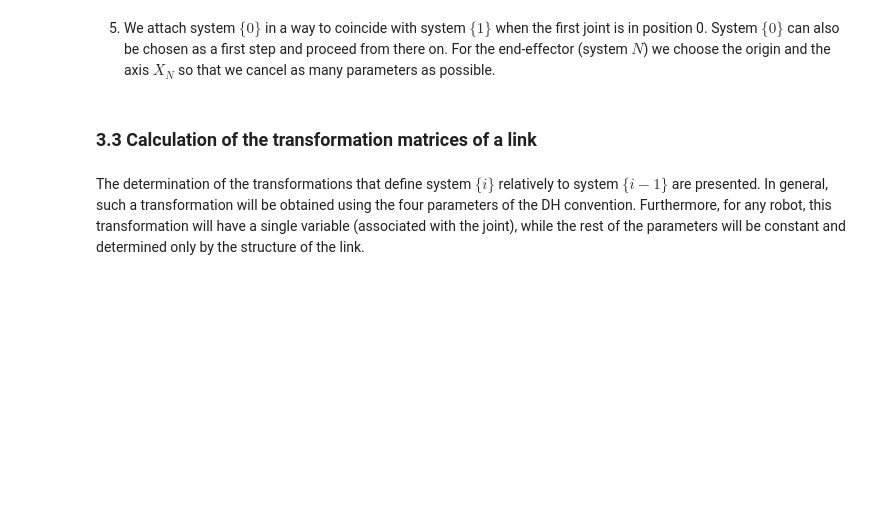
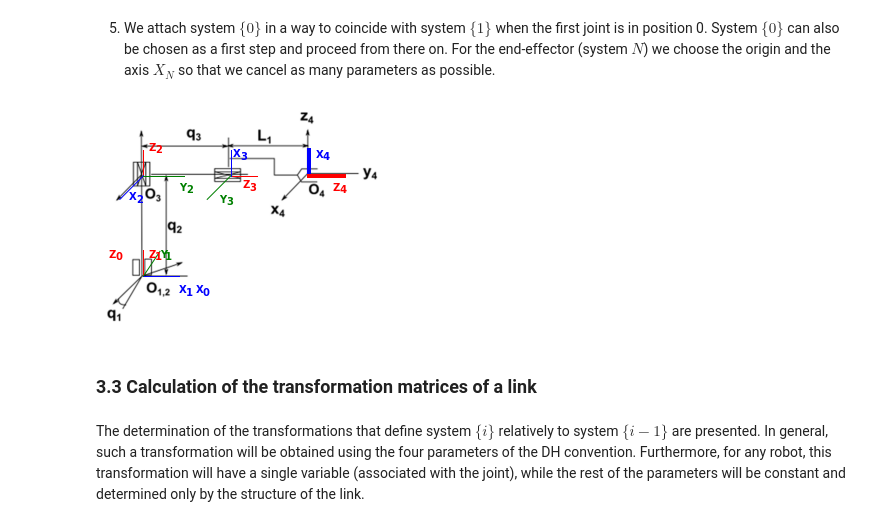
Before and after one commit to tassos/rsc-notebooks, a Jupyter notebook: lab3_DHconvention.ipynb, the cells around one changed output. Saved outputs shown, nothing was run; the diff lists cells and outputs as text; code cells hidden in the pictures; blank space fills up the shorter version.

```diff
--- a/lab3_DHconvention.ipynb
+++ b/lab3_DHconvention.ipynb
@@ -108,9 +116,11 @@ addY()
 5. We attach system $\{0\}$ in a way to coincide with system $\{1\}$ when the first joint is in position 0. System $\{0\}$ can also be chosen as a first step and proceed from there on. For the end-effector (system $N$) we choose the origin and the axis $X_N$ so that we cancel as many parameters as possible.
 # %%
 %matplotlib inline
-from lab3_functions import ref_and_fin
+from lab3_functions import step4_refandfin
 
-ref_and_fin()
+step4_refandfin()
+# %% [output]
+[figure, added]
 # %% [markdown]
 ### 3.3 Calculation of the transformation matrices of a link
 # %% [markdown]
```
Also changed, not shown: parts of 4 cells of this notebook, 1 other file.
